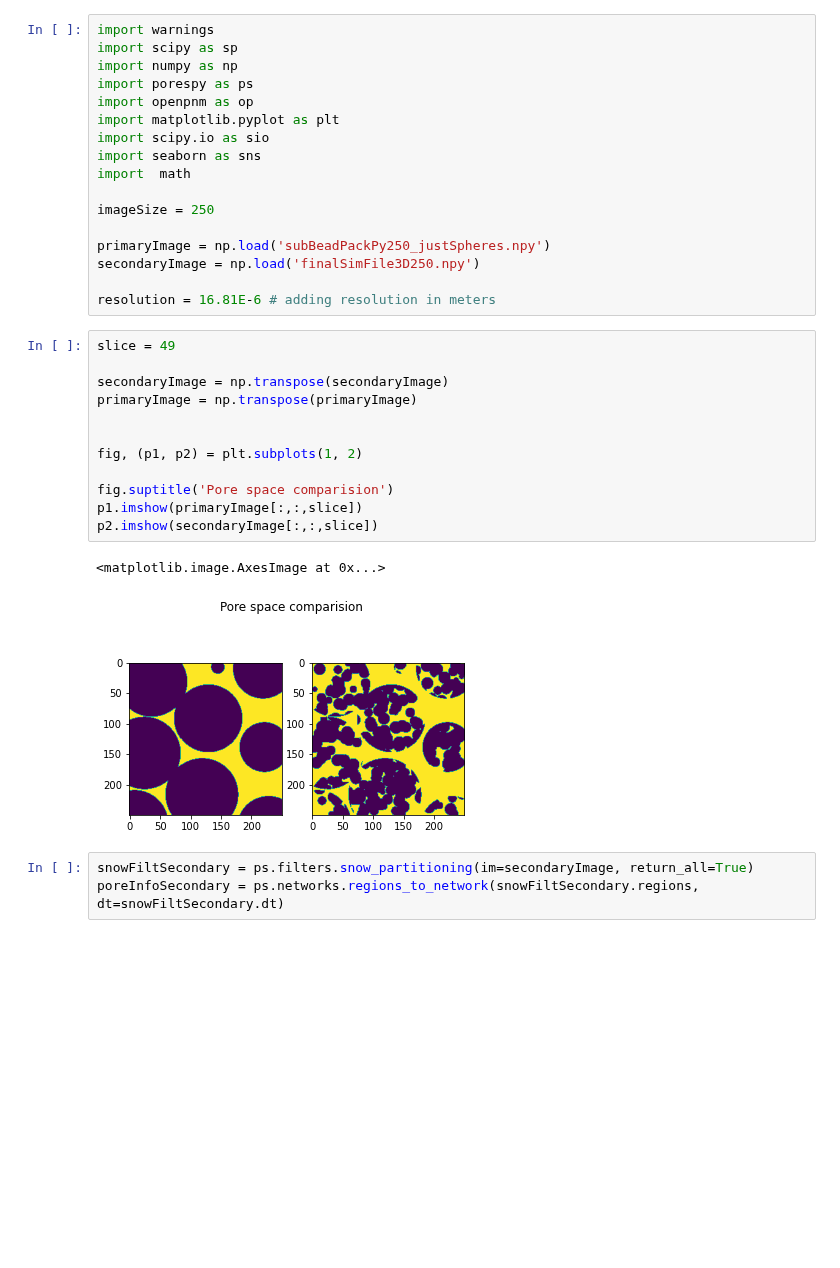
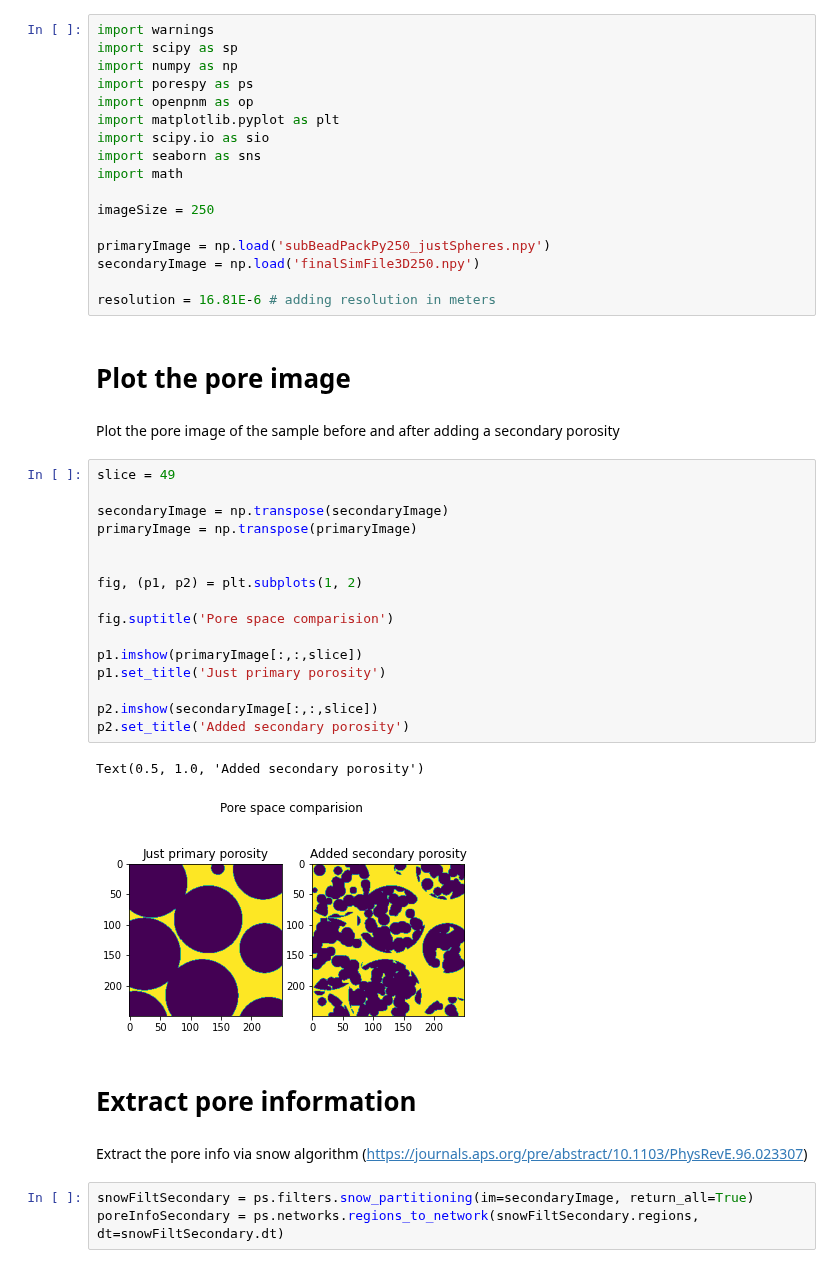
Before and after one commit to akkendrick/LABMOPS, a Jupyter notebook: plotPoreDiamHist.ipynb, the cells around one changed output. Drawn from its saved outputs; the diff is of its cells as text; blank space fills up the shorter version.

```diff
--- a/plotPoreDiamHist.ipynb
+++ b/plotPoreDiamHist.ipynb
@@ -7,7 +7,7 @@ import openpnm as op
 import matplotlib.pyplot as plt
 import scipy.io as sio
 import seaborn as sns
-import  math
+import math
 
 imageSize = 250
 
@@ -15,21 +15,33 @@ primaryImage = np.load('subBeadPackPy250_justSpheres.npy')
 secondaryImage = np.load('finalSimFile3D250.npy')
 
 resolution = 16.81E-6 # adding resolution in meters
+# %% [markdown]
+# Plot the pore image
+# %% [markdown]
+Plot the pore image of the sample before and after adding a secondary porosity
 # %%
 slice = 49
 
 secondaryImage = np.transpose(secondaryImage)
 primaryImage = np.transpose(primaryImage)
 
 
 fig, (p1, p2) = plt.subplots(1, 2)
 
 fig.suptitle('Pore space comparision')
+
 p1.imshow(primaryImage[:,:,slice])
+p1.set_title('Just primary porosity')
+
 p2.imshow(secondaryImage[:,:,slice])
+p2.set_title('Added secondary porosity')
 # %% [output]
-<matplotlib.image.AxesImage at 0x...>
+Text(0.5, 1.0, 'Added secondary porosity')
-[figure, old version]
+[figure, new version]
+# %% [markdown]
+# Extract pore information
+# %% [markdown]
+Extract the pore info via snow algorithm (https://journals.aps.org/pre/abstract/10.1103/PhysRevE.96.023307)
 # %%
 snowFiltSecondary = ps.filters.snow_partitioning(im=secondaryImage, return_all=True)
 poreInfoSecondary = ps.networks.regions_to_network(snowFiltSecondary.regions, dt=snowFiltSecondary.dt)
```
Also changed, not shown: parts of 4 cells of this notebook, 2 other files.
